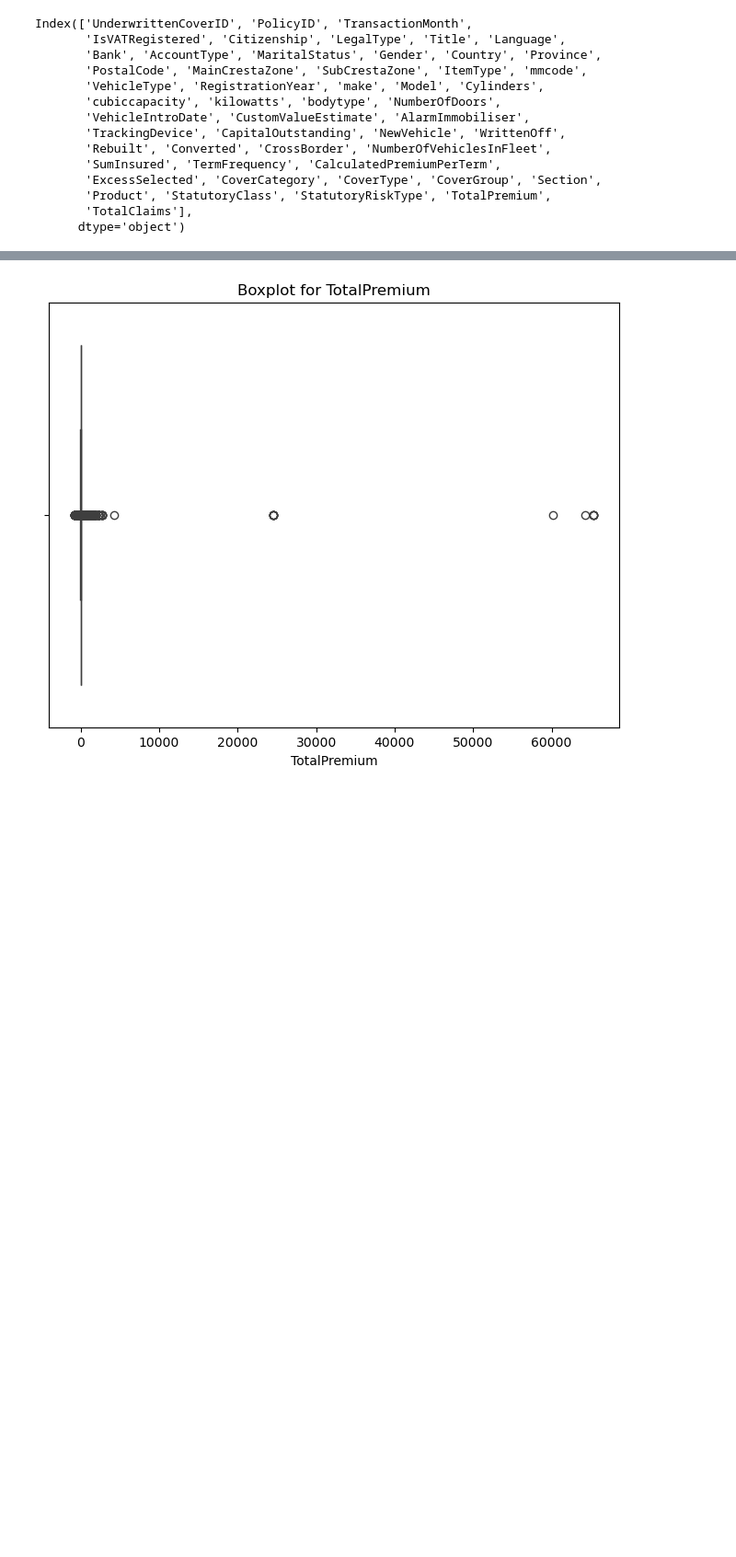
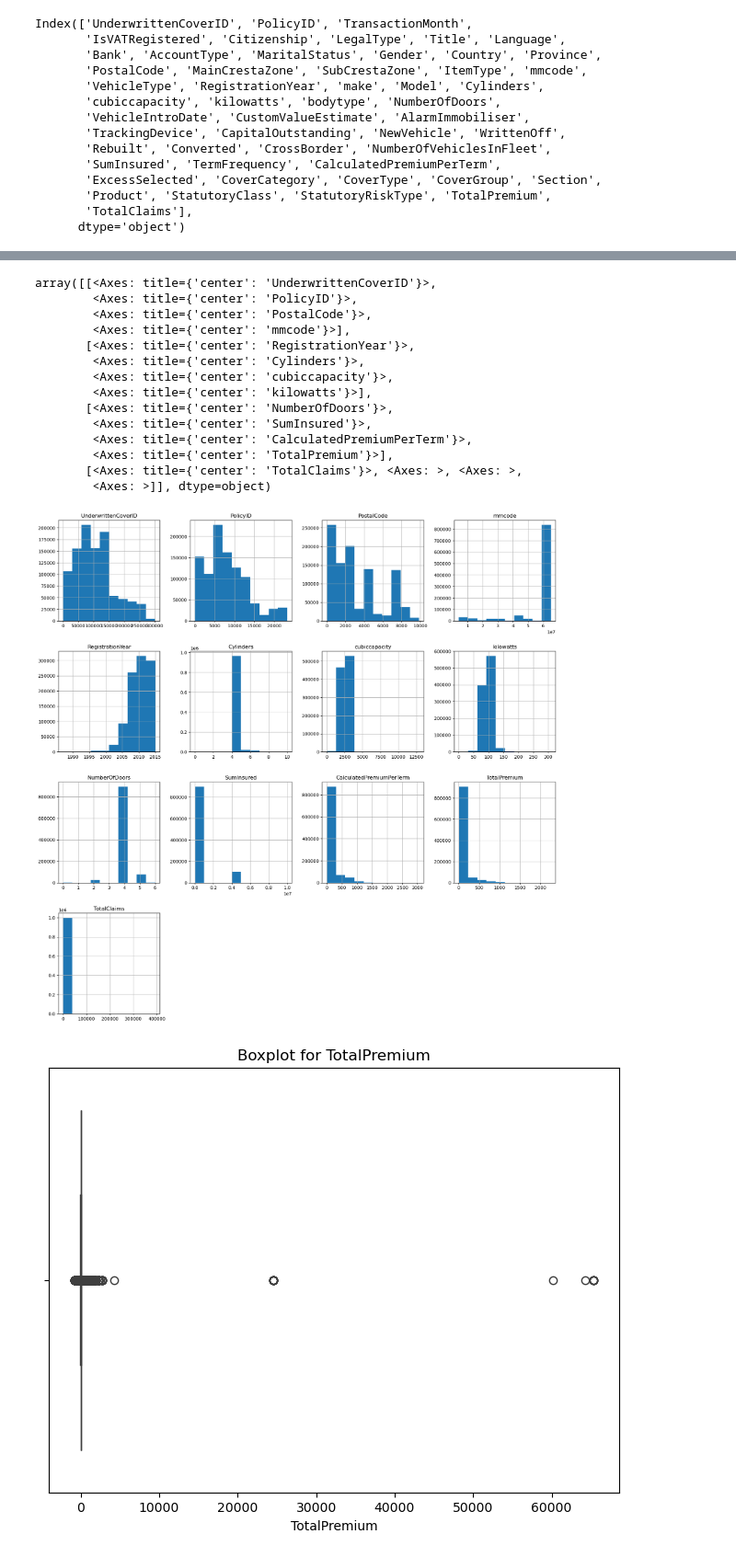
Before and after one commit to MinaseGirma/AlphaCare-marketing-strategy, a Jupyter notebook: notebooks/Eda.ipynb, the cells around one changed output, grey strips where cells are left out. Shown at 92% size. Cells and saved outputs as stored; diff of their text form; code cells hidden in the pictures; blank space fills up the shorter version.

```diff
--- a/notebooks/Eda.ipynb
+++ b/notebooks/Eda.ipynb
@@ -200,0 +222,4 @@ max    6.528260e+04  3.930921e+05
+# %%
+df.drop(columns=['NewVehicle', 'CustomValueEstimate', 'WrittenOff', 'NewVehicle', 'Rebuilt', 'Converted', 'CrossBorder','NumberOfVehiclesInFleet'], inplace=True)
+
+df.dropna(subset=['mmcode', 'VehicleType', 'make', 'Model', 'Cylinders', 'cubiccapacity', 'kilowatts','bodytype', 'NumberOfDoors', 'VehicleIntroDate','CapitalOutstanding' ], inplace=True)
@@ -200,0 +246,2 @@ max    6.528260e+04  3.930921e+05
+# %%
+df.drop(columns=['Bank','AccountType'], inplace=True)
@@ -200,0 +277,4 @@ max    6.528260e+04  3.930921e+05
+# %%
+df.drop(df[df['TotalPremium'] < 0].index, inplace=True)
+# %%
+df.drop(df[df['TotalClaims'] < 0].index, inplace=True)
@@ -201,3 +305,21 @@ max    6.528260e+04  3.930921e+05
+# %%
+df.hist(figsize=(20, 20))
+# %% [output]
+array([[<Axes: title={'center': 'UnderwrittenCoverID'}>,
+        <Axes: title={'center': 'PolicyID'}>,
+        <Axes: title={'center': 'PostalCode'}>,
+        <Axes: title={'center': 'mmcode'}>],
+       [<Axes: title={'center': 'RegistrationYear'}>,
+        <Axes: title={'center': 'Cylinders'}>,
+        <Axes: title={'center': 'cubiccapacity'}>,
+        <Axes: title={'center': 'kilowatts'}>],
+       [<Axes: title={'center': 'NumberOfDoors'}>,
+        <Axes: title={'center': 'SumInsured'}>,
+        <Axes: title={'center': 'CalculatedPremiumPerTerm'}>,
+        <Axes: title={'center': 'TotalPremium'}>],
+       [<Axes: title={'center': 'TotalClaims'}>, <Axes: >, <Axes: >,
+        <Axes: >]], dtype=object)
+[figure, added]
 # %%
 import matplotlib.pyplot as plt
 import seaborn as sns
```
Also changed, not shown: parts of 45 cells of this notebook.
